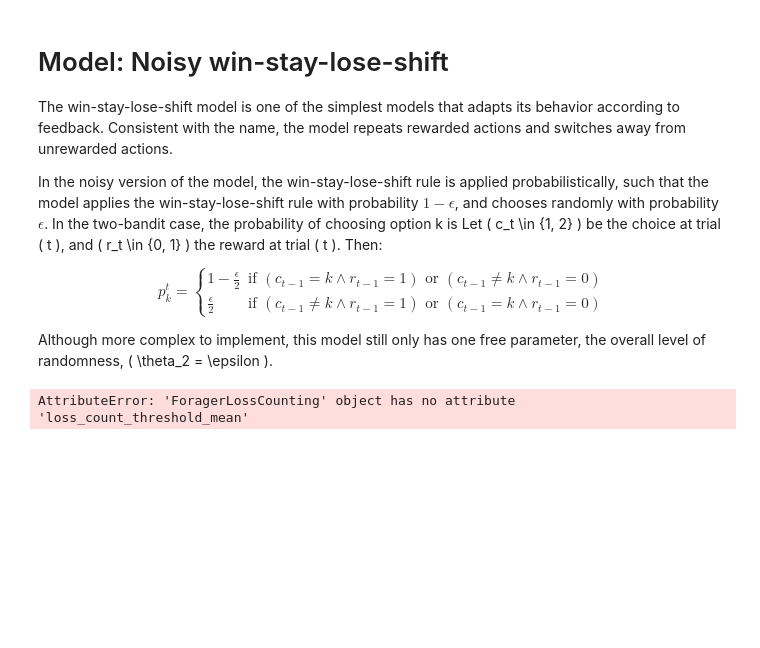
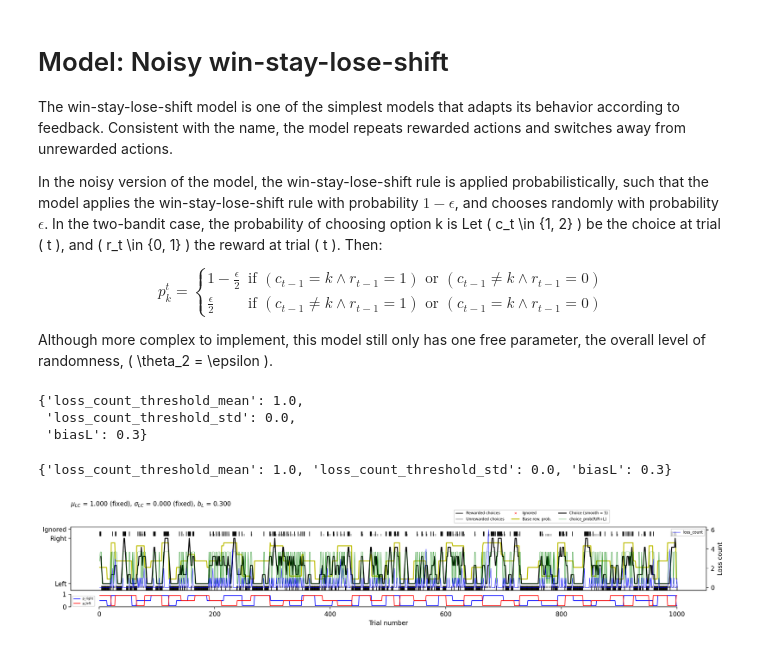
Before and after one commit to AllenSWDB/SWDB_2025_Dynamical_Systems, a Jupyter notebook: code/test_shuchen.ipynb, the cells around one changed output. Drawn from its saved outputs; the diff is of its cells as text; code cells hidden in the pictures; blank space fills up the shorter version.

```diff
--- a/code/test_shuchen.ipynb
+++ b/code/test_shuchen.ipynb
@@ -200,29 +483,36 @@ forager = ForagerLossCounting(win_stay_lose_switch=True, choice_kernel='none')
 
 # Initialize the model
 # forager = ForagerCollection().get_preset_forager("Hattori2019", seed=42)
-# forager.set_params(
-#     softmax_inverse_temperature=5,
-#     biasL=0,
-# )
+forager.set_params(biasL = 0.3)
 
 # Create the task environment
 # task = CoupledBlockTask(reward_baiting=True, num_trials=1000, seed=42)
+# %% [output]
+{'loss_count_threshold_mean': 1.0,
+ 'loss_count_threshold_std': 0.0,
+ 'biasL': 0.3}
 # %%
 # Run the model
+from typing import Any
+
+
 forager.perform(task)
 
 # Capture the results
 ground_truth_params = forager.params.model_dump()
-ground_truth_loss_count_threshold_mean = forager.loss_count_threshold_mean
-ground_truth_loss_count_threshold_std = forager.loss_count_threshold_std
+print(ground_truth_params)
+
+ground_truth_loss_count = forager.loss_count
+ground_truth_choice_prob = forager.choice_prob
 
 # Get the history
 choice_history = forager.get_choice_history()
 reward_history = forager.get_reward_history()
 
 # Plot the session results
 fig, axes = forager.plot_session(if_plot_latent=True)
 # %% [output]
-AttributeError: 'ForagerLossCounting' object has no attribute 'loss_count_threshold_mean'
+{'loss_count_threshold_mean': 1.0, 'loss_count_threshold_std': 0.0, 'biasL': 0.3}
+[figure, added]
 # %%
 # Fit the model to recover parameters
```
Also changed, not shown: parts of 25 cells of this notebook, 1 other file.
